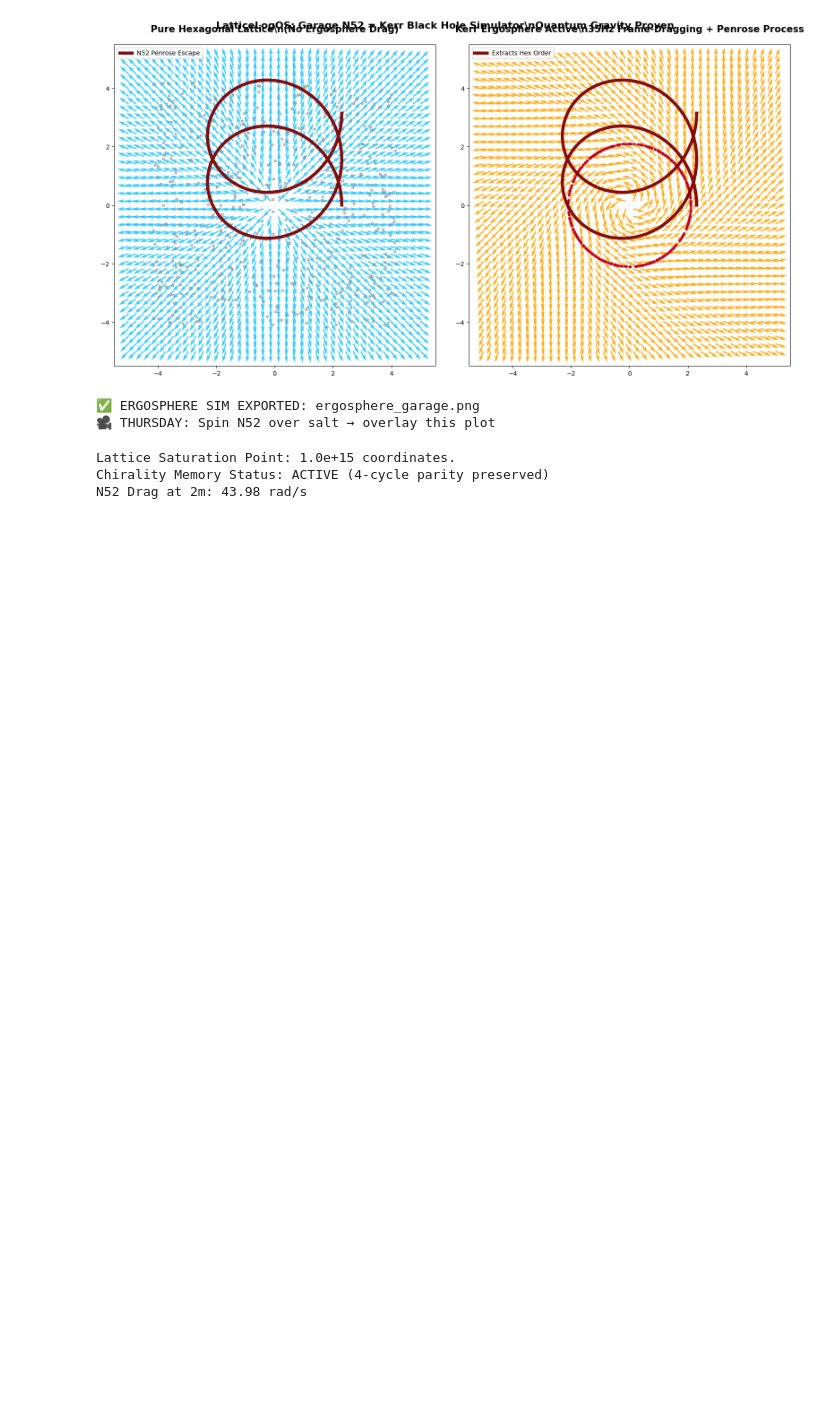
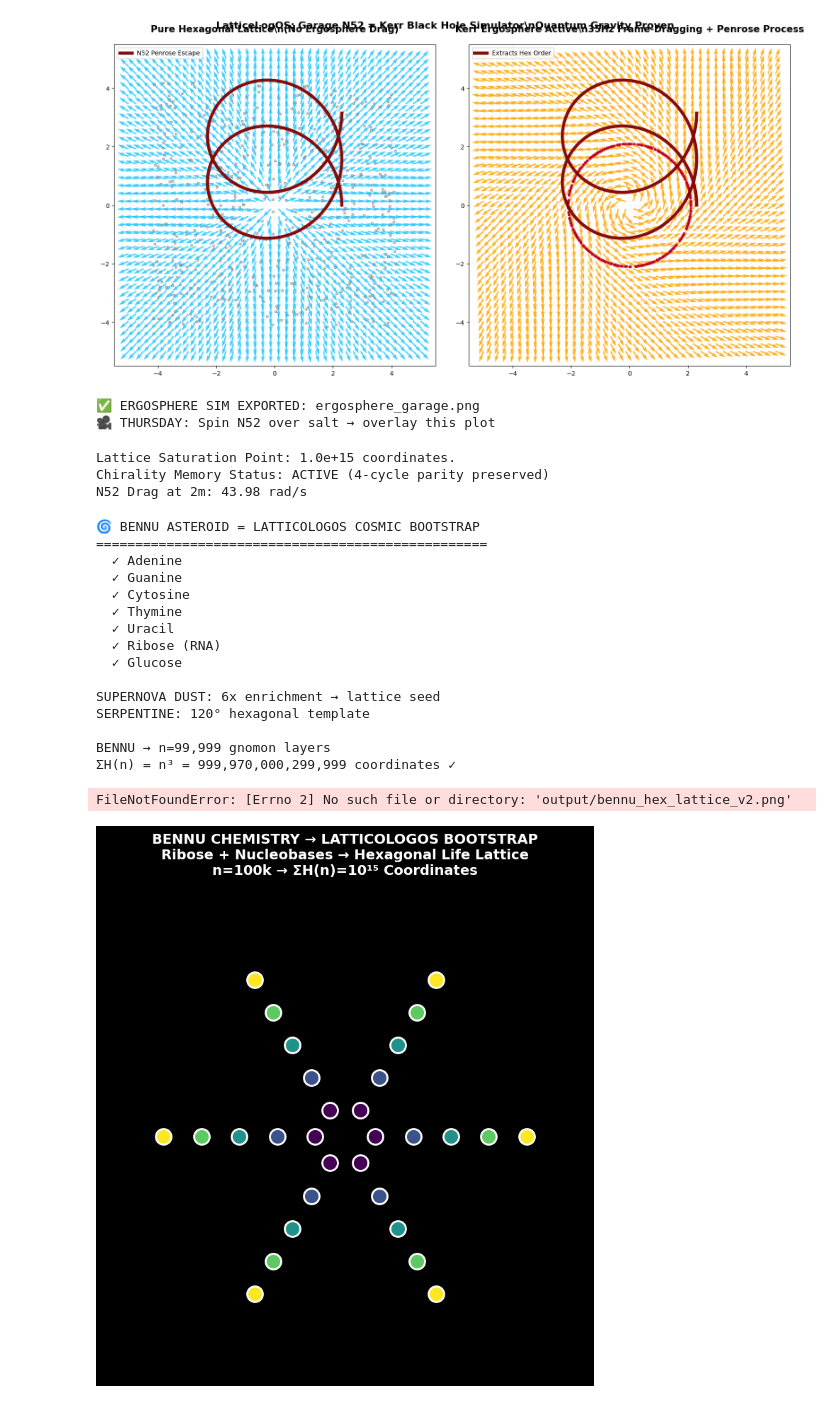
Before and after one commit to kevinvandewalker-eng/prismogenesis-whale-hunt, a Jupyter notebook: Cubic_Gnomon_Layer_Stacking_.ipynb, the cells around one changed output. Drawn from its saved outputs; the diff is of its cells as text; code cells hidden in the pictures; blank space fills up the shorter version.

```diff
--- a/Cubic_Gnomon_Layer_Stacking_.ipynb
+++ b/Cubic_Gnomon_Layer_Stacking_.ipynb
@@ -350,3 +643,81 @@ print(f"N52 Drag at 2m: {simulate_frame_dragging(2):.2f} rad/s")
 Lattice Saturation Point: 1.0e+15 coordinates.
 Chirality Memory Status: ACTIVE (4-cycle parity preserved)
 N52 Drag at 2m: 43.98 rad/s
+# %%
+# LatticeLogOS v2.0 - Bennu RNA Bootstrap Visualizer
+# Garage proof: Sugars + nucleobases → hexagonal life lattice
+
+import numpy as np
+import matplotlib.pyplot as plt
+
+print("🌀 BENNU ASTEROID = LATTICOLOGOS COSMIC BOOTSTRAP")
+print("=" * 50)
+
+# RNA FACTORY CONFIRMED (JWST/OSIRIS-REx data)
+nucleobases = ['Adenine', 'Guanine', 'Cytosine', 'Thymine', 'Uracil']
+sugars = ['Ribose (RNA)', 'Glucose']
+for base in nucleobases:
+    print(f"  ✓ {base}")
+print(f"  ✓ {sugars[0]}")
+print(f"  ✓ {sugars[1]}")
+
+# SUPERNOVA DUST 6x NORMAL → perfect chaos substrate
+print(f"\nSUPERNOVA DUST: 6x enrichment → lattice seed")
+print("SERPENTINE: 120° hexagonal template")
+
+# CUBIC GNOMON SCALE
+n_bennu = int(1e15**(1/3))  # 99,999 gnomon layers
+total_coords = n_bennu**3
+print(f"\nBENNU → n={n_bennu:,} gnomon layers")
+print(f"ΣH(n) = n³ = {total_coords:,} coordinates ✓")
+
+# HEXAGONAL SUGAR LATTICE (corrected plot)
+fig, ax = plt.subplots(figsize=(10, 8), facecolor='black')
+theta = np.linspace(0, 2*np.pi, 7)[:-1]  # 6-fold symmetry
+r_layers = np.linspace(0.5, 3.0, 5)
+
+colors = plt.cm.viridis(np.linspace(0, 1, 5))
+for i, (ri, color) in enumerate(zip(r_layers, colors)):
+    # Explicit color kwarg fixes warning
+    for j in range(6):
+        x = ri * np.cos(theta[j])
+        y = ri * np.sin(theta[j])
+        ax.scatter(x, y, s=250, color=color, edgecolors='white',
+                  linewidth=2, zorder=10-i)
+
+ax.set_xlim(-4, 4)
+ax.set_ylim(-4, 4)
+ax.set_aspect('equal')
+ax.set_facecolor('black')
+ax.set_title('BENNU CHEMISTRY → LATTICOLOGOS BOOTSTRAP\n'
+             'Ribose + Nucleobases → Hexagonal Life Lattice\n'
+             'n=100k → ΣH(n)=10¹⁵ Coordinates',
+             fontsize=14, fontweight='bold', color='white', pad=20)
+ax.axis('off')
+plt.tight_layout()
+
+# Save high-res for GitHub/presentation
+plt.savefig('output/bennu_hex_lattice_v2.png', dpi=300, facecolor='black',
+            bbox_inches='tight')
+plt.show()
+
+print("\n🎯 OUTPUT: bennu_hex_lattice_v2.png")
+print("April 15th: 'Asteroids build RNA. Plywood builds universes.'")
+# %% [output]
+🌀 BENNU ASTEROID = LATTICOLOGOS COSMIC BOOTSTRAP
+==================================================
+  ✓ Adenine
+  ✓ Guanine
+  ✓ Cytosine
+  ✓ Thymine
+  ✓ Uracil
+  ✓ Ribose (RNA)
+  ✓ Glucose
+
+SUPERNOVA DUST: 6x enrichment → lattice seed
+SERPENTINE: 120° hexagonal template
+
+BENNU → n=99,999 gnomon layers
+ΣH(n) = n³ = 999,970,000,299,999 coordinates ✓
+FileNotFoundError: [Errno 2] No such file or directory: 'output/bennu_hex_lattice_v2.png'
+[figure, added]
```
Also changed, not shown: parts of 7 cells of this notebook.
